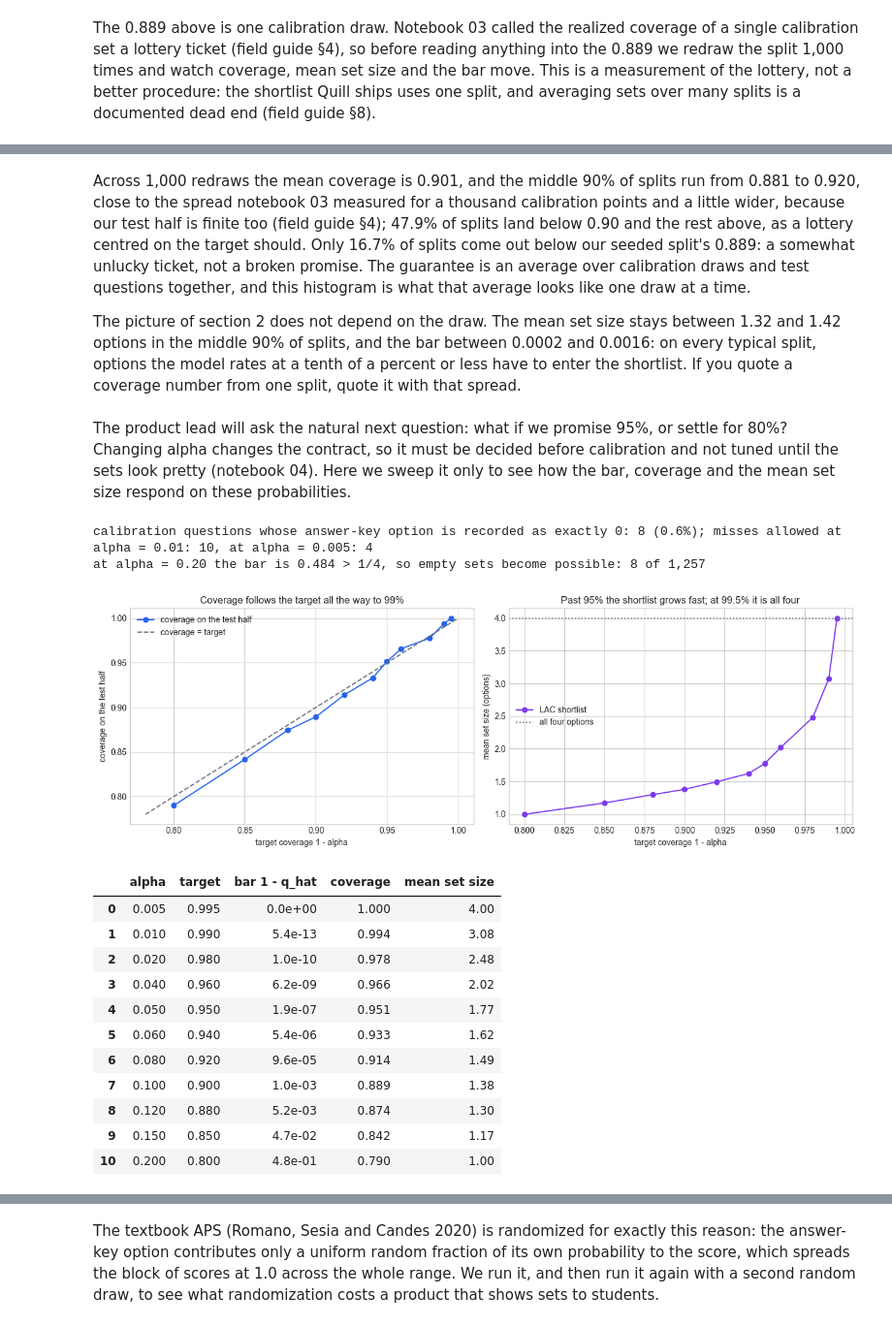
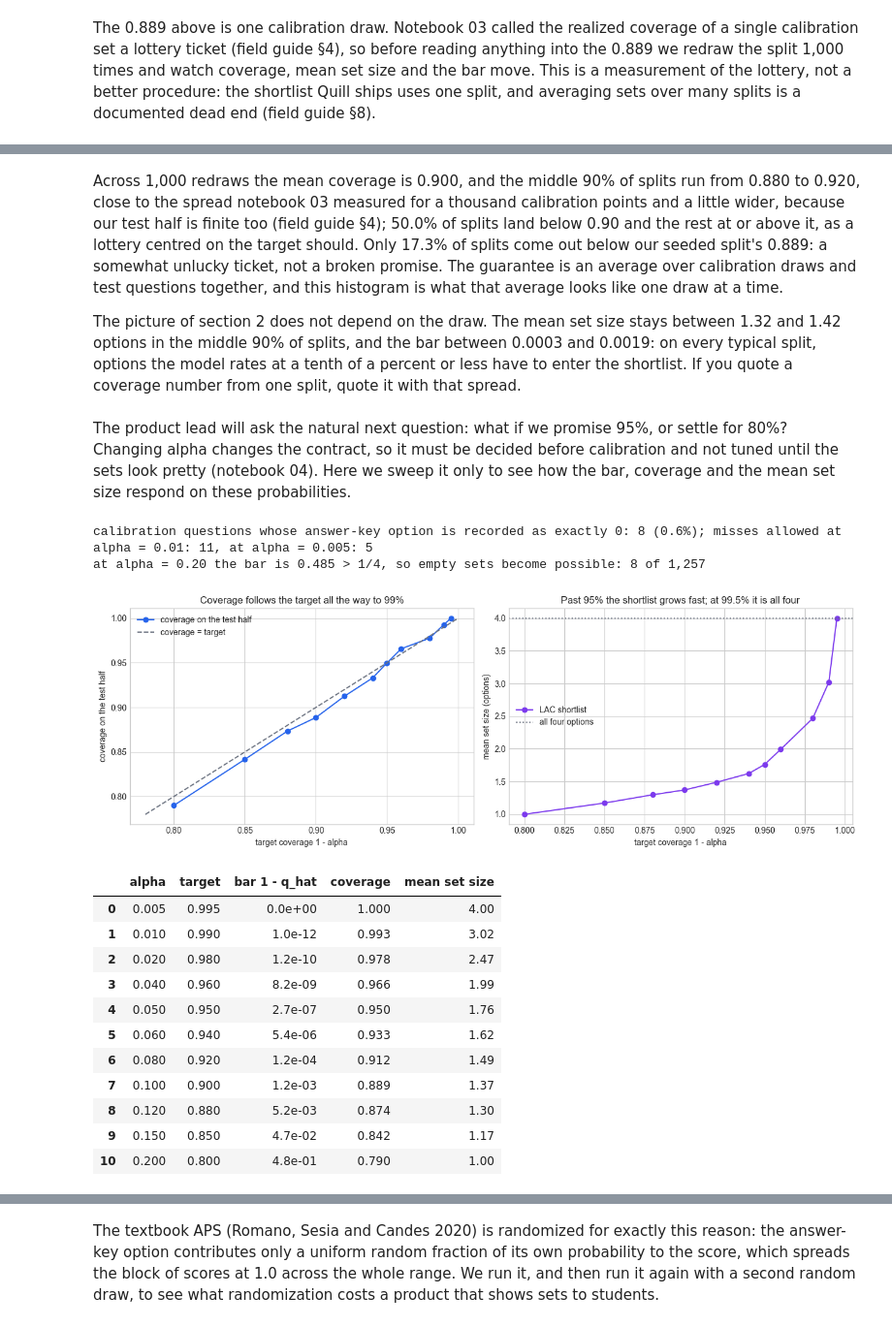
Before and after one commit to josephazar/conformal-prediction-intro, a Jupyter notebook: notebooks/17_multiple_choice_answer_sets.ipynb, the cells around one changed output, grey strips where cells are left out. Shown at 97% size. Drawn from its saved outputs; the diff is of its cells as text; code cells hidden in the pictures.

```diff
--- a/notebooks/17_multiple_choice_answer_sets.ipynb
+++ b/notebooks/17_multiple_choice_answer_sets.ipynb
@@ -97,11 +97,11 @@ The second block is the one that shapes this notebook. On 81.6% of questions the
 The split comes next. The questions are a random sample of 86 to 90 per subject from MMLU's test split, with no time order, so a random split into calibration and test halves is exchangeable by construction. We state it and seed it, and keep three small functions: notebook 02's corrected quantile, copied verbatim from the course's shared code, notebook 04's LAC recipe, and the two numbers every evaluation in this notebook reports.
 # %%
 def corrected_quantile(scores, alpha):
-    """The corrected quantile from notebook 02 (finite-sample, slightly conservative)."""
+    """The corrected quantile from notebook 02: the k-th smallest score, k = ceil((n+1)(1-alpha))."""
     n = len(scores)
-    q_level = math.ceil((n + 1) * (1 - alpha)) / n
-    assert q_level <= 1.0, "calibration window too short for this alpha (field guide S1)"
-    return float(np.quantile(scores, q_level, method="higher"))
+    k = math.ceil((n + 1) * (1 - alpha))
+    assert k <= n, "calibration window too short for this alpha (field guide S1)"
+    return float(np.sort(scores)[k - 1])
 
 
 def lac_sets(cal_probs, cal_truth, test_probs, alpha=ALPHA):
@@ -365,7 +365,7 @@ splits with coverage below our seeded split's 0.889: 16.7%
 # %% [markdown]
-Across 1,000 redraws the mean coverage is 0.901, and the middle 90% of splits run from 0.881 to 0.920, close to the spread notebook 03 measured for a thousand calibration points and a little wider, because our test half is finite too (field guide §4); 47.9% of splits land below 0.90 and the rest above, as a lottery centred on the target should. Only 16.7% of splits come out below our seeded split's 0.889: a somewhat unlucky ticket, not a broken promise. The guarantee is an average over calibration draws and test questions together, and this histogram is what that average looks like one draw at a time.
+Across 1,000 redraws the mean coverage is 0.900, and the middle 90% of splits run from 0.880 to 0.920, close to the spread notebook 03 measured for a thousand calibration points and a little wider, because our test half is finite too (field guide §4); 50.0% of splits land below 0.90 and the rest at or above it, as a lottery centred on the target should. Only 17.3% of splits come out below our seeded split's 0.889: a somewhat unlucky ticket, not a broken promise. The guarantee is an average over calibration draws and test questions together, and this histogram is what that average looks like one draw at a time.
 
-The picture of section 2 does not depend on the draw. The mean set size stays between 1.32 and 1.42 options in the middle 90% of splits, and the bar between 0.0002 and 0.0016: on every typical split, options the model rates at a tenth of a percent or less have to enter the shortlist. If you quote a coverage number from one split, quote it with that spread.
+The picture of section 2 does not depend on the draw. The mean set size stays between 1.32 and 1.42 options in the middle 90% of splits, and the bar between 0.0003 and 0.0019: on every typical split, options the model rates at a tenth of a percent or less have to enter the shortlist. If you quote a coverage number from one split, quote it with that spread.
 # %% [markdown]
 The product lead will ask the natural next question: what if we promise 95%, or settle for 80%? Changing alpha changes the contract, so it must be decided before calibration and not tuned until the sets look pretty (notebook 04). Here we sweep it only to see how the bar, coverage and the mean set size respond on these probabilities.
 # %%
@@ -377,44 +377,44 @@ for a in alphas:
 sweep = pd.DataFrame(rows, columns=["alpha", "target", "bar 1 - q_hat", "coverage", "mean set size"])
 
 print(f"calibration questions whose answer-key option is recorded as exactly 0: "
       f"{np.sum(cal_p_true == 0)} ({np.mean(cal_p_true == 0):.1%}); misses allowed at alpha = 0.01: "
-      f"{n_cal - (math.ceil(math.ceil((n_cal + 1) * 0.99) / n_cal * (n_cal - 1)) + 1)}, at alpha = 0.005: "
-      f"{n_cal - (math.ceil(math.ceil((n_cal + 1) * 0.995) / n_cal * (n_cal - 1)) + 1)}")
+      f"{n_cal - math.ceil((n_cal + 1) * (1 - 0.01))}, at alpha = 0.005: "
+      f"{n_cal - math.ceil((n_cal + 1) * (1 - 0.005))}")
 qh20, sets20 = lac_sets(probs[cal], truth[cal], probs[test], alpha=0.20)
 print(f"at alpha = 0.20 the bar is {1 - qh20:.3f} > 1/4, so empty sets become possible: "
       f"{int((sets20.sum(axis=1) == 0).sum())} of {len(test):,}")
 
 fig, axes = plt.subplots(1, 2, figsize=(13, 4.5))
 axes[0].plot(sweep["target"], sweep["coverage"], "o-", color=BLUE, label="coverage on the test half")
 axes[0].plot([0.78, 1.0], [0.78, 1.0], color=GRAY, ls="--", label="coverage = target")
 axes[0].set_xlabel("target coverage 1 - alpha")
 axes[0].set_ylabel("coverage on the test half")
 axes[0].set_title("Coverage follows the target all the way to 99%")
 axes[0].legend(loc="upper left")
 axes[1].plot(sweep["target"], sweep["mean set size"], "o-", color=PURPLE, label="LAC shortlist")
 axes[1].axhline(4, color=GRAY, ls=":", label="all four options")
 axes[1].set_xlabel("target coverage 1 - alpha")
 axes[1].set_ylabel("mean set size (options)")
 axes[1].set_title("Past 95% the shortlist grows fast; at 99.5% it is all four")
 axes[1].legend(loc="center left")
 plt.tight_layout()
 plt.show()
 
 # the bars span eleven orders of magnitude, so print them in scientific notation
 sweep.assign(**{"bar 1 - q_hat": sweep["bar 1 - q_hat"].map("{:.1e}".format)}).round({"coverage": 3, "mean set size": 2})
 # %% [output]
-calibration questions whose answer-key option is recorded as exactly 0: 8 (0.6%); misses allowed at alpha = 0.01: 10, at alpha = 0.005: 4
-at alpha = 0.20 the bar is 0.484 > 1/4, so empty sets become possible: 8 of 1,257
+calibration questions whose answer-key option is recorded as exactly 0: 8 (0.6%); misses allowed at alpha = 0.01: 11, at alpha = 0.005: 5
+at alpha = 0.20 the bar is 0.485 > 1/4, so empty sets become possible: 8 of 1,257
 [figure]
 |  | alpha | target | bar 1 - q_hat | coverage | mean set size |
 | 0 | 0.005 | 0.995 | 0.0e+00 | 1.000 | 4.00 |
-| 1 | 0.010 | 0.990 | 5.4e-13 | 0.994 | 3.08 |
-| 2 | 0.020 | 0.980 | 1.0e-10 | 0.978 | 2.48 |
-| 3 | 0.040 | 0.960 | 6.2e-09 | 0.966 | 2.02 |
-| 4 | 0.050 | 0.950 | 1.9e-07 | 0.951 | 1.77 |
+| 1 | 0.010 | 0.990 | 1.0e-12 | 0.993 | 3.02 |
+| 2 | 0.020 | 0.980 | 1.2e-10 | 0.978 | 2.47 |
+| 3 | 0.040 | 0.960 | 8.2e-09 | 0.966 | 1.99 |
+| 4 | 0.050 | 0.950 | 2.7e-07 | 0.950 | 1.76 |
 | 5 | 0.060 | 0.940 | 5.4e-06 | 0.933 | 1.62 |
-| 6 | 0.080 | 0.920 | 9.6e-05 | 0.914 | 1.49 |
-| 7 | 0.100 | 0.900 | 1.0e-03 | 0.889 | 1.38 |
+| 6 | 0.080 | 0.920 | 1.2e-04 | 0.912 | 1.49 |
+| 7 | 0.100 | 0.900 | 1.2e-03 | 0.889 | 1.37 |
 | 8 | 0.120 | 0.880 | 5.2e-03 | 0.874 | 1.30 |
 | 9 | 0.150 | 0.850 | 4.7e-02 | 0.842 | 1.17 |
 | 10 | 0.200 | 0.800 | 4.8e-01 | 0.790 | 1.00 |
```
Also changed, not shown: parts of 20 cells of this notebook, 4 other files.
